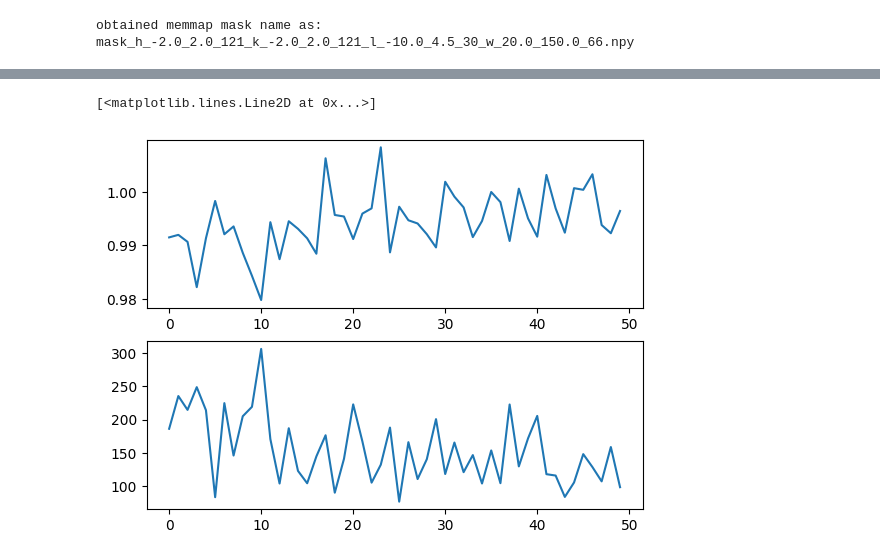
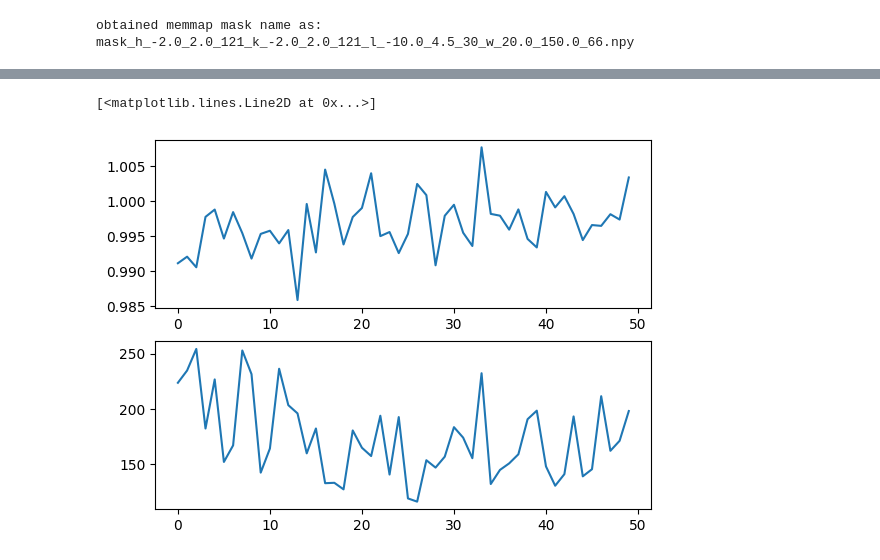
Before and after one commit to zhantaochen/inxs-steering, a Jupyter notebook: steer_loop_real_exp.ipynb, the cells around one changed output, grey strips where cells are left out. Saved outputs shown, nothing was run; the diff lists cells and outputs as text; code cells hidden in the pictures.

```diff
--- a/steer_loop_real_exp.ipynb
+++ b/steer_loop_real_exp.ipynb
@@ -47,7 +43,7 @@ KeyError: 'scale'
 from inxss.steer_neutron import NeutronExperimentSteerer
 # %%
 particle_filter_config = {
-    "num_particles": 500,
+    "num_particles": 1000,
     "dim_particles": 2,
     "prior_configs": {'types': ['uniform', 'uniform'], 'args': [{'low': 20, 'high': 40}, {'low': -5, 'high': 5}]}
 }
@@ -82,9 +78,7 @@ experiment_config = {
 background_config = {
     "q_grid": tuple([data['grid'][_grid] for _grid in ['h_grid', 'k_grid', 'l_grid']]),
     "w_grid": data['grid']['w_grid'],
-    "bkg_grid": data['background'],
-    "scale": data['scale'],
-    "scale_separator": data['scale_separator']
+    "bkg_grid": data['background']
 }
 
 model = SpecNeuralRepr.load_from_checkpoint(model_path).to(device)
@@ -174,7 +193,7 @@ plt.show()
 # %%
 fig, axes = plt.subplots(2,1)
-axes[0].plot(torch.stack(steer.sig_bkg_factors).numpy()[:,0])
-axes[1].plot(torch.stack(steer.sig_bkg_factors).numpy()[:,1])
+axes[0].plot(torch.stack(steer.sig_bkg_factors_history).numpy()[:,0])
+axes[1].plot(torch.stack(steer.sig_bkg_factors_history).numpy()[:,1])
 # %% [output]
 [<matplotlib.lines.Line2D at 0x...>]
-[figure, old version]
+[figure, new version]
```
Also changed, not shown: parts of 10 cells of this notebook, 5 other files.
